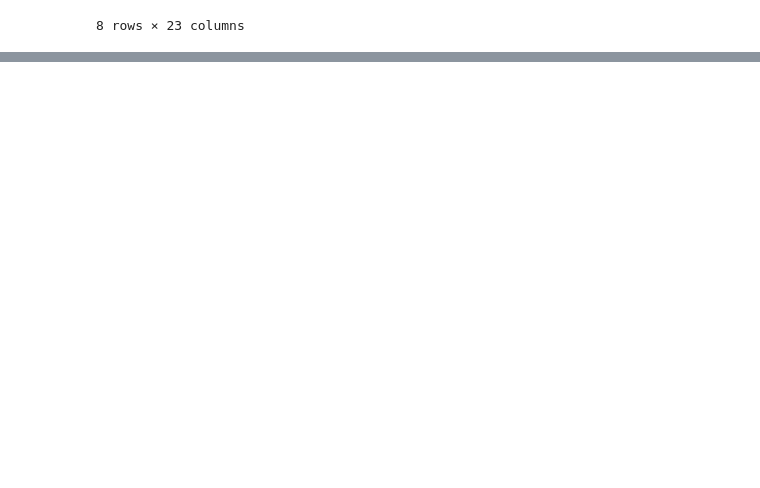
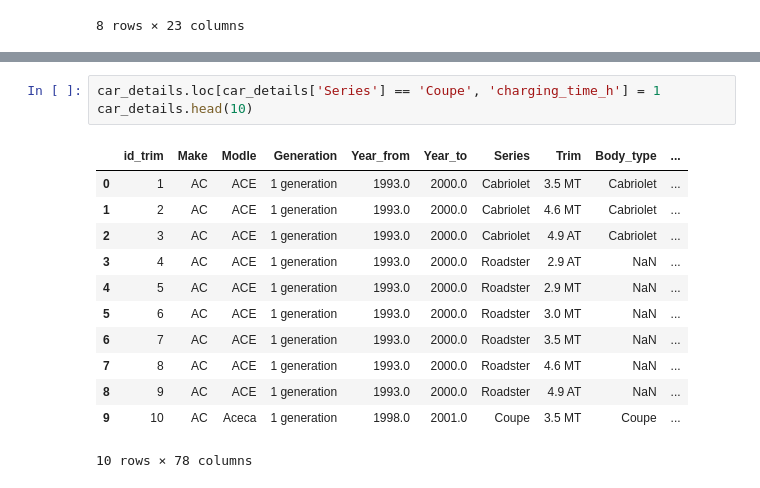
Before and after one commit to PurityKM/python-learn, a Jupyter notebook: carDetails.ipynb, the cells around one changed output, grey strips where cells are left out. Saved outputs shown, nothing was run; the diff lists cells and outputs as text; blank space fills up the shorter version.

```diff
--- a/carDetails.ipynb
+++ b/carDetails.ipynb
@@ -74,0 +112,16 @@ car_details.describe()
+# %%
+car_details.loc[car_details['Series'] == 'Coupe', 'charging_time_h'] = 1
+car_details.head(10)
+# %% [output]
+|  | id_trim | Make | Modle | Generation | Year_from | Year_to | Series | Trim | Body_type | ... |
+| 0 | 1 | AC | ACE | 1 generation | 1993.0 | 2000.0 | Cabriolet | 3.5 MT | Cabriolet | ... |
+| 1 | 2 | AC | ACE | 1 generation | 1993.0 | 2000.0 | Cabriolet | 4.6 MT | Cabriolet | ... |
+| 2 | 3 | AC | ACE | 1 generation | 1993.0 | 2000.0 | Cabriolet | 4.9 AT | Cabriolet | ... |
+| 3 | 4 | AC | ACE | 1 generation | 1993.0 | 2000.0 | Roadster | 2.9 AT | NaN | ... |
+| 4 | 5 | AC | ACE | 1 generation | 1993.0 | 2000.0 | Roadster | 2.9 MT | NaN | ... |
+| 5 | 6 | AC | ACE | 1 generation | 1993.0 | 2000.0 | Roadster | 3.0 MT | NaN | ... |
+| 6 | 7 | AC | ACE | 1 generation | 1993.0 | 2000.0 | Roadster | 3.5 MT | NaN | ... |
+| 7 | 8 | AC | ACE | 1 generation | 1993.0 | 2000.0 | Roadster | 4.6 MT | NaN | ... |
+| 8 | 9 | AC | ACE | 1 generation | 1993.0 | 2000.0 | Roadster | 4.9 AT | NaN | ... |
+| 9 | 10 | AC | Aceca | 1 generation | 1998.0 | 2001.0 | Coupe | 3.5 MT | Coupe | ... |
+10 rows × 78 columns
```
Also changed, not shown: parts of 5 cells of this notebook.
